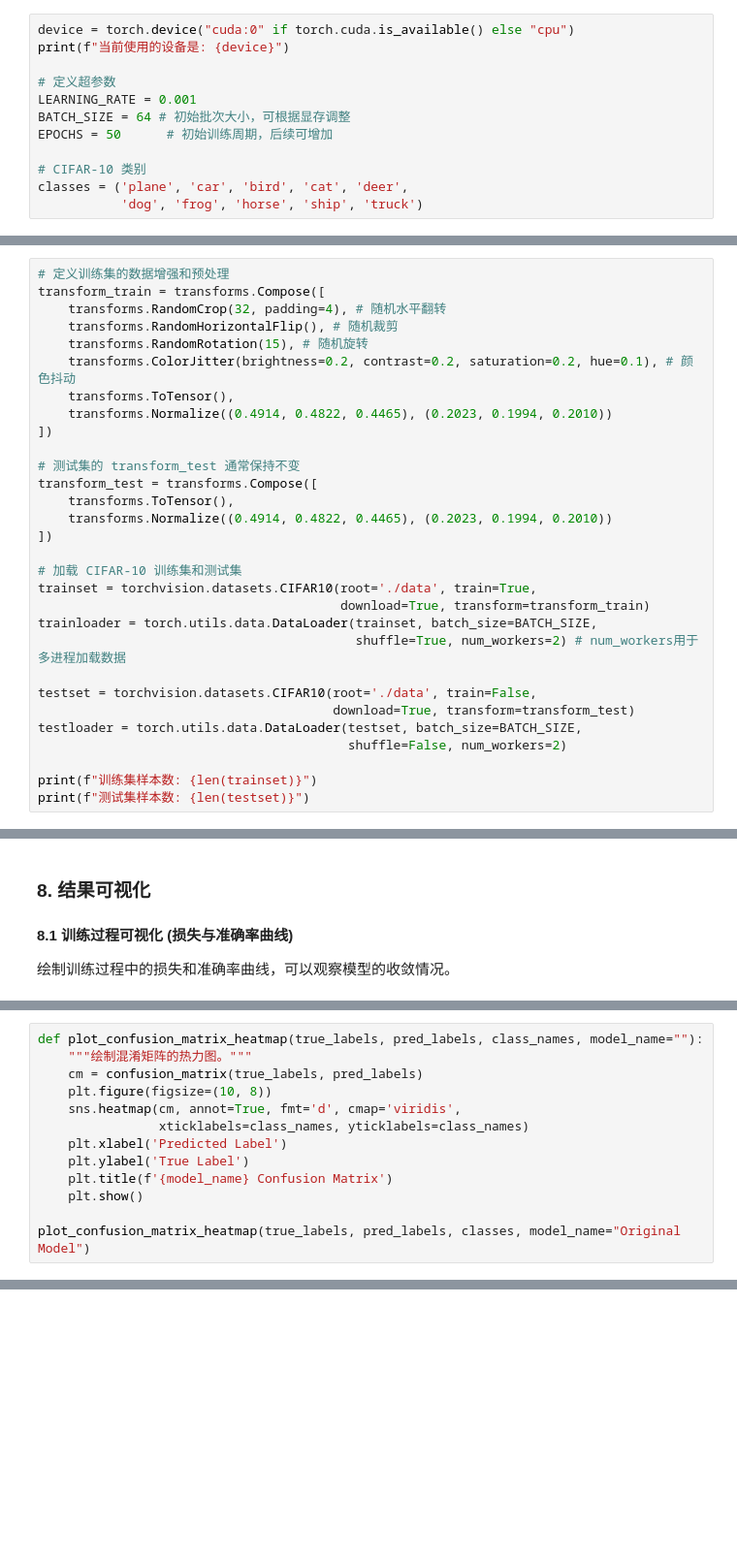
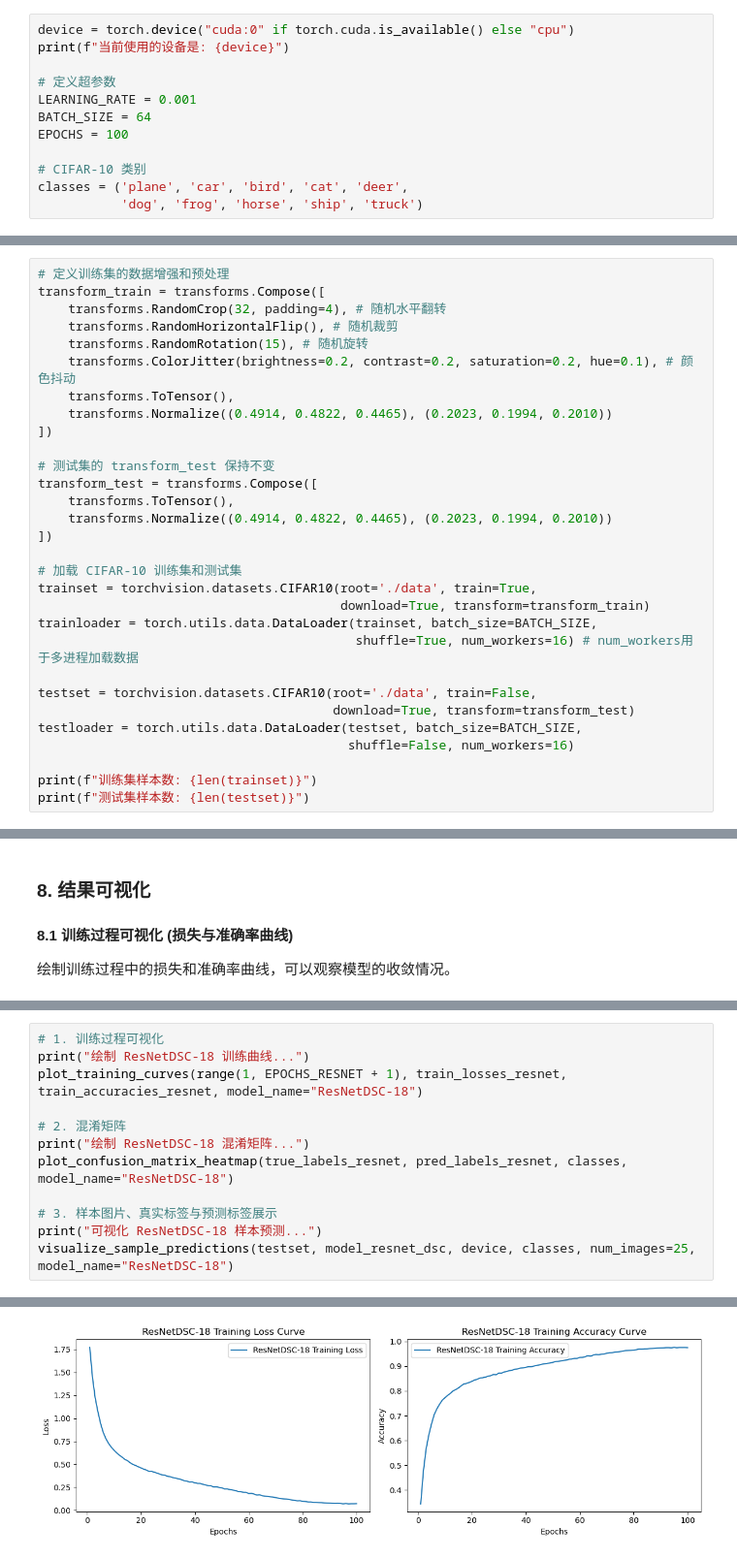
Before and after one commit to laonuo2004/BIT_Deep_Learning_Fundamentals, a Jupyter notebook: HW3/CNN for Image Classification on CIFAR-10.ipynb, the cells around one changed output, grey strips where cells are left out. Shown: that part at 97% size. Drawn from its saved outputs; the diff is of its cells as text; blank space fills up the shorter version.

Commit message:
Training completed

```diff
--- a/HW3/CNN for Image Classification on CIFAR-10.ipynb
+++ b/HW3/CNN for Image Classification on CIFAR-10.ipynb
@@ -29,8 +29,8 @@ print(f"当前使用的设备是: {device}")
 
 # 定义超参数
 LEARNING_RATE = 0.001
-BATCH_SIZE = 64 # 初始批次大小，可根据显存调整
-EPOCHS = 50      # 初始训练周期，后续可增加
+BATCH_SIZE = 64
+EPOCHS = 100
 
 # CIFAR-10 类别
 classes = ('plane', 'car', 'bird', 'cat', 'deer',
@@ -58,7 +58,7 @@ transform_train = transforms.Compose([
     transforms.Normalize((0.4914, 0.4822, 0.4465), (0.2023, 0.1994, 0.2010))
 ])
 
-# 测试集的 transform_test 通常保持不变
+# 测试集的 transform_test 保持不变
 transform_test = transforms.Compose([
     transforms.ToTensor(),
     transforms.Normalize((0.4914, 0.4822, 0.4465), (0.2023, 0.1994, 0.2010))
@@ -68,12 +68,12 @@ transform_test = transforms.Compose([
 trainset = torchvision.datasets.CIFAR10(root='./data', train=True,
                                         download=True, transform=transform_train)
 trainloader = torch.utils.data.DataLoader(trainset, batch_size=BATCH_SIZE,
-                                          shuffle=True, num_workers=2) # num_workers用于多进程加载数据
+                                          shuffle=True, num_workers=16) # num_workers用于多进程加载数据
 
 testset = torchvision.datasets.CIFAR10(root='./data', train=False,
                                        download=True, transform=transform_test)
 testloader = torch.utils.data.DataLoader(testset, batch_size=BATCH_SIZE,
-                                         shuffle=False, num_workers=2)
+                                         shuffle=False, num_workers=16)
 
 print(f"训练集样本数: {len(trainset)}")
 print(f"测试集样本数: {len(testset)}")
@@ -380,13 +455,0 @@ plot_training_curves(range(1, EPOCHS + 1), train_losses, train_accuracies, model
-# %%
-def plot_confusion_matrix_heatmap(true_labels, pred_labels, class_names, model_name=""):
-    """绘制混淆矩阵的热力图。"""
-    cm = confusion_matrix(true_labels, pred_labels)
-    plt.figure(figsize=(10, 8))
-    sns.heatmap(cm, annot=True, fmt='d', cmap='viridis',
-                xticklabels=class_names, yticklabels=class_names)
-    plt.xlabel('Predicted Label')
-    plt.ylabel('True Label')
-    plt.title(f'{model_name} Confusion Matrix')
-    plt.show()
-
-plot_confusion_matrix_heatmap(true_labels, pred_labels, classes, model_name="Original Model")
@@ -681,0 +784,13 @@ print(f"ResNet-18 模型已保存到: {MODEL_PATH_RESNET}")
+# %%
+# 1. 训练过程可视化
+print("绘制 ResNetDSC-18 训练曲线...")
+plot_training_curves(range(1, EPOCHS_RESNET + 1), train_losses_resnet, train_accuracies_resnet, model_name="ResNetDSC-18")
+
+# 2. 混淆矩阵
+print("绘制 ResNetDSC-18 混淆矩阵...")
+plot_confusion_matrix_heatmap(true_labels_resnet, pred_labels_resnet, classes, model_name="ResNetDSC-18")
+
+# 3. 样本图片、真实标签与预测标签展示
+print("可视化 ResNetDSC-18 样本预测...")
+visualize_sample_predictions(testset, model_resnet_dsc, device, classes, num_images=25, model_name="ResNetDSC-18")
+# %% [output]
@@ -681,0 +798 @@ print(f"ResNet-18 模型已保存到: {MODEL_PATH_RESNET}")
+[figure, added]
```
Also changed, not shown: parts of 49 cells of this notebook, 2 other files.
